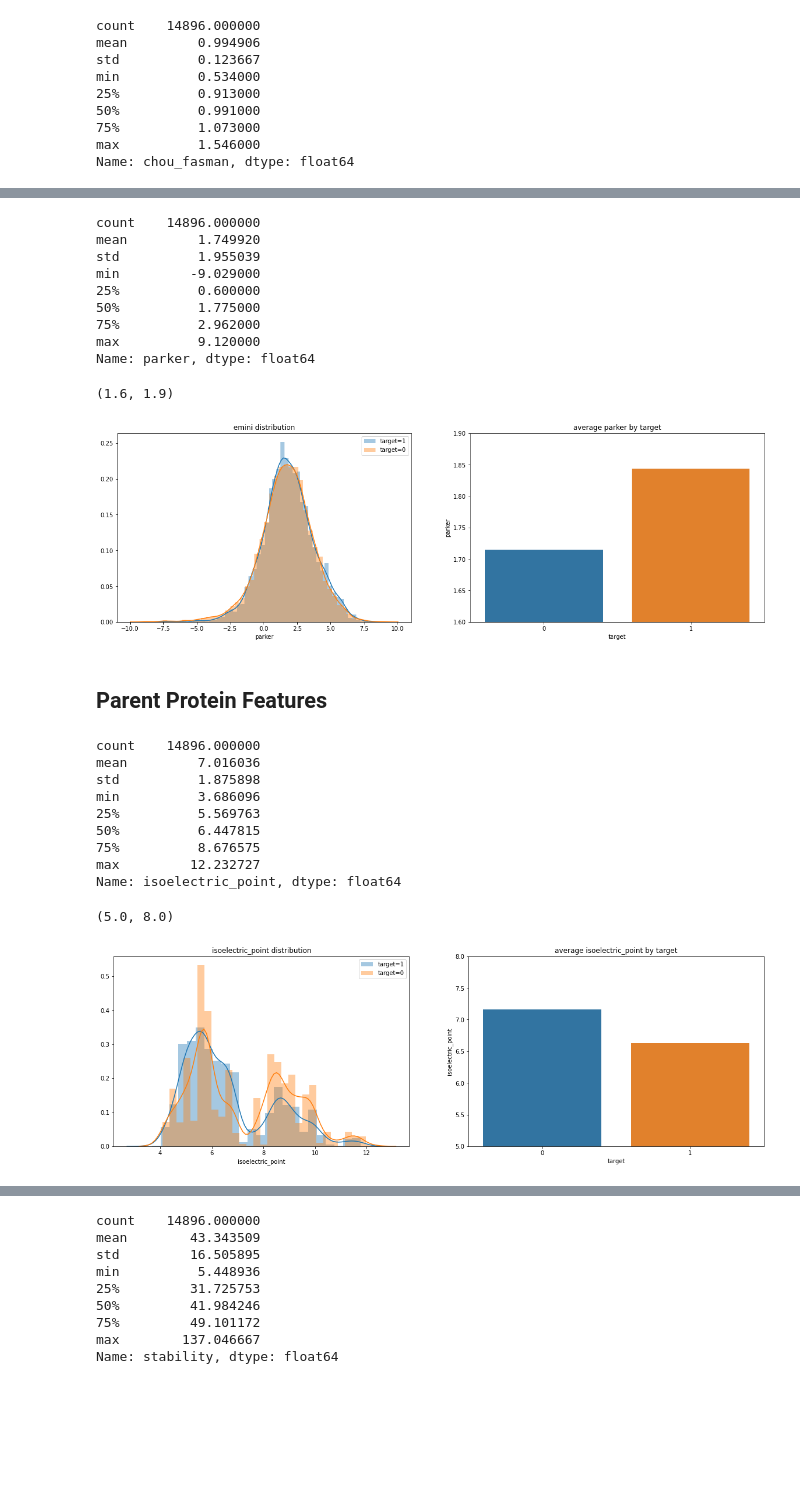
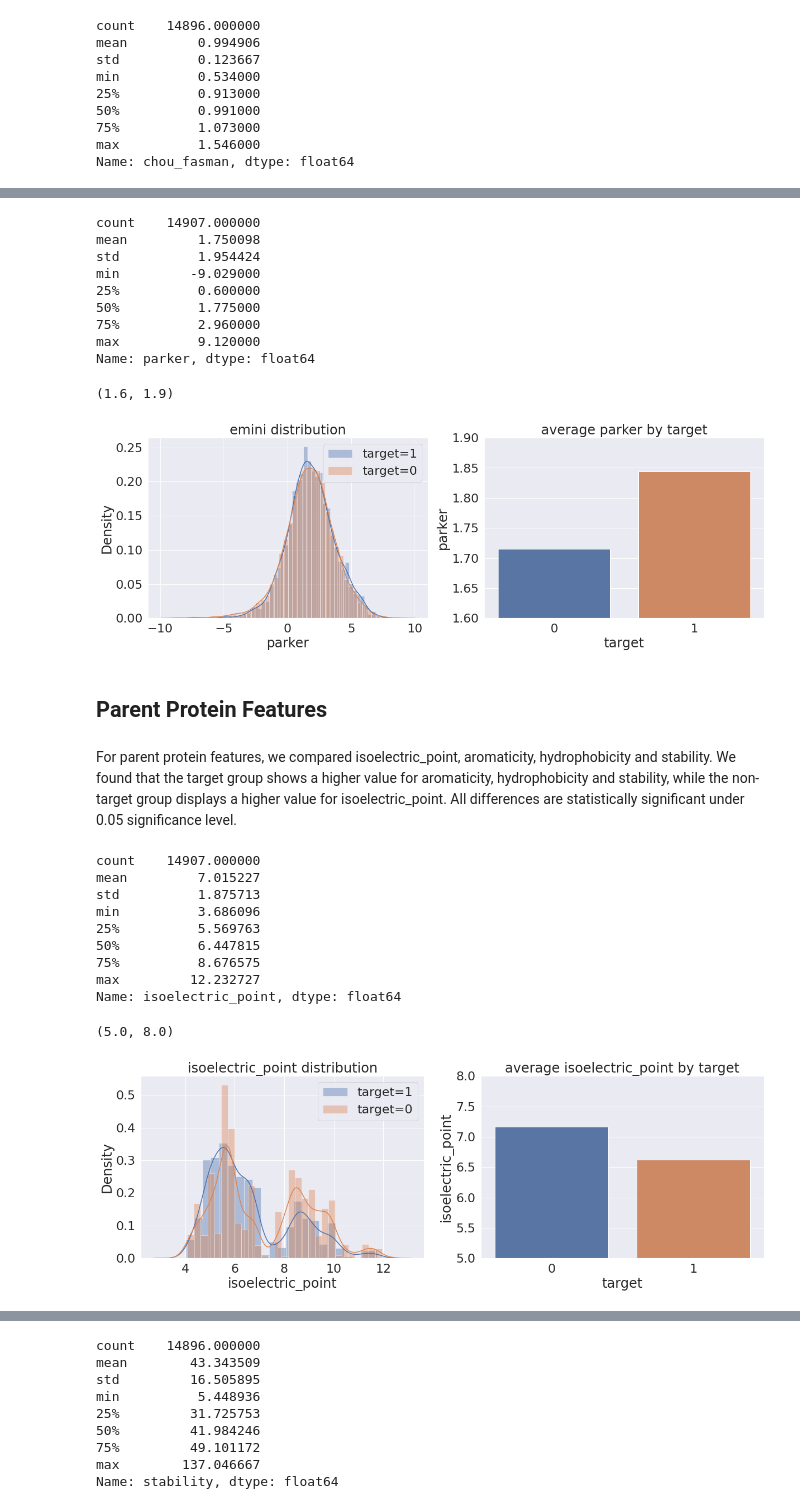
Before and after one commit to Meiqi-Wu/vaccine-discovery, a Jupyter notebook: EDA.ipynb, the cells around one changed output, grey strips where cells are left out. Saved outputs shown, nothing was run; the diff lists cells and outputs as text; code cells hidden in the pictures; blank space fills up the shorter version.

```diff
--- a/EDA.ipynb
+++ b/EDA.ipynb
@@ -8,7 +8,8 @@ warnings.filterwarnings('ignore')
 %matplotlib inline
 # %%
 data_dir = './DATA/'
-df_bcell = pd.read_csv(data_dir+'input_bcell.csv')
-df_sars = pd.read_csv(data_dir+'input_sars.csv')
+df_bcell = pd.read_csv('input_bcell.csv')
+df_sars = pd.read_csv('input_sars.csv')
 df = pd.concat([df_bcell, df_sars])
 df.head()
+sns.set(font_scale=2)  # crazy big
@@ -174,13 +163,13 @@ ax[1].set_ylim(1.0,1.03)
 # %%
 df['parker'].describe()
 # %% [output]
-count    14896.000000
-mean         1.749920
-std          1.955039
+count    14907.000000
+mean         1.750098
+std          1.954424
 min         -9.029000
 25%          0.600000
 50%          1.775000
-75%          2.962000
+75%          2.960000
 max          9.120000
 Name: parker, dtype: float64
 # %%
@@ -196,15 +185,17 @@ ax[1].set_title('average parker by target')
 ax[1].set_ylim(1.6,1.9)
 # %% [output]
 (1.6, 1.9)
-[figure, old version]
+[figure, new version]
 # %% [markdown]
 ## Parent Protein Features
+# %% [markdown]
+For parent protein features, we compared isoelectric_point, aromaticity, hydrophobicity and stability. We found that the target group shows a higher value for aromaticity, hydrophobicity and stability, while the non-target group displays a higher value for isoelectric_point. All differences are statistically significant under 0.05 significance level.
 # %%
 df['isoelectric_point'].describe()
 # %% [output]
-count    14896.000000
-mean         7.016036
-std          1.875898
+count    14907.000000
+mean         7.015227
+std          1.875713
 min          3.686096
 25%          5.569763
 50%          6.447815
@@ -213,18 +204,20 @@ max         12.232727
 Name: isoelectric_point, dtype: float64
 # %%
 # compare isoelectric_point
+sns.set(font_scale=2)  # crazy big
+
 fig, ax = plt.subplots(nrows=1, ncols=2, figsize=(20,6))
 sns.distplot(df_target['isoelectric_point'],ax=ax[0],label='target=1')
 sns.distplot(df_nontarget['isoelectric_point'],ax=ax[0],label='target=0')
 ax[0].legend()
 ax[0].set_title('isoelectric_point distribution')
 pep_byiso = df.groupby('target')['isoelectric_point'].mean().reset_index()
 sns.barplot(x = pep_byiso['target'],y=pep_byiso['isoelectric_point'])
 ax[1].set_title('average isoelectric_point by target')
 ax[1].set_ylim(5,8)
 # %% [output]
 (5.0, 8.0)
-[figure, old version]
+[figure, new version]
 # %%
 df['aromaticity'].describe()
 # %% [output]
```
Also changed, not shown: parts of 18 cells of this notebook.
